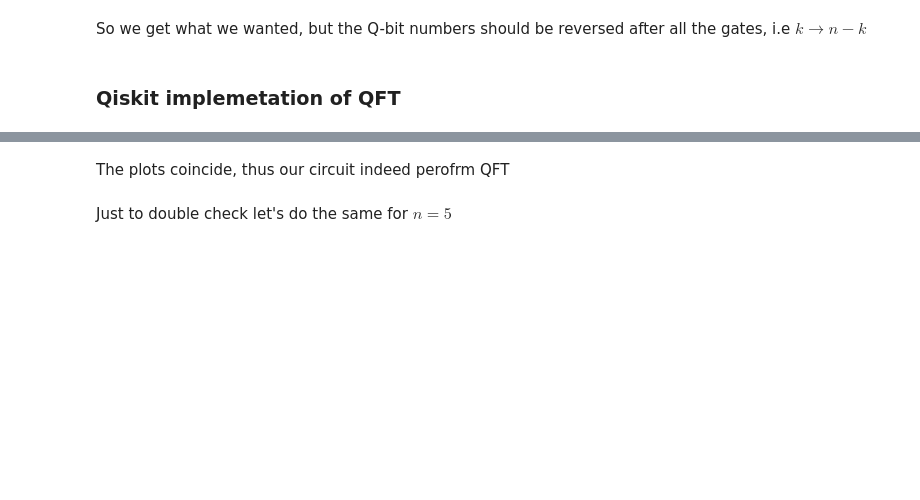
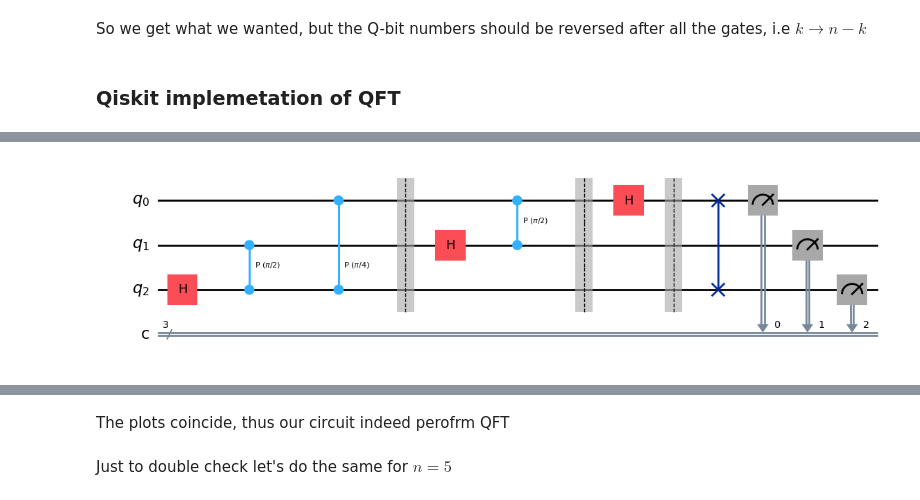
Before and after one commit to msilaev/qiskit, a Jupyter notebook: notebooks/QFT.ipynb, the cells around one changed output, grey strips where cells are left out. Cells and saved outputs as stored; diff of their text form; code cells hidden in the pictures; blank space fills up the shorter version.

```diff
--- a/notebooks/QFT.ipynb
+++ b/notebooks/QFT.ipynb
@@ -155,12 +189,14 @@ est
 # %%
-n = 4
+n = 3
 qc1 = QuantumCircuit(n, n)
 # Draw the bare QFT circuit (no initial state) so we can inspect the gate structure.
 # The circuit shows: n Hadamards, n(n-1)/2 CP gates, and floor(n/2) SWAPs at the end.
 # qc1.initialize(init, range(n))   ← commented out: just visualise the skeleton
 qft(qc1, n)
 qc1.measure(range(n), range(n));
 qc1.draw(output='mpl', justify='none')
+# %% [output]
+[figure, added]
 # %%
 # Build the full circuit: initialise to the random state, then apply QFT
 qc = QuantumCircuit(n, n)
```
Also changed, not shown: parts of 15 cells of this notebook, 12 other files.
